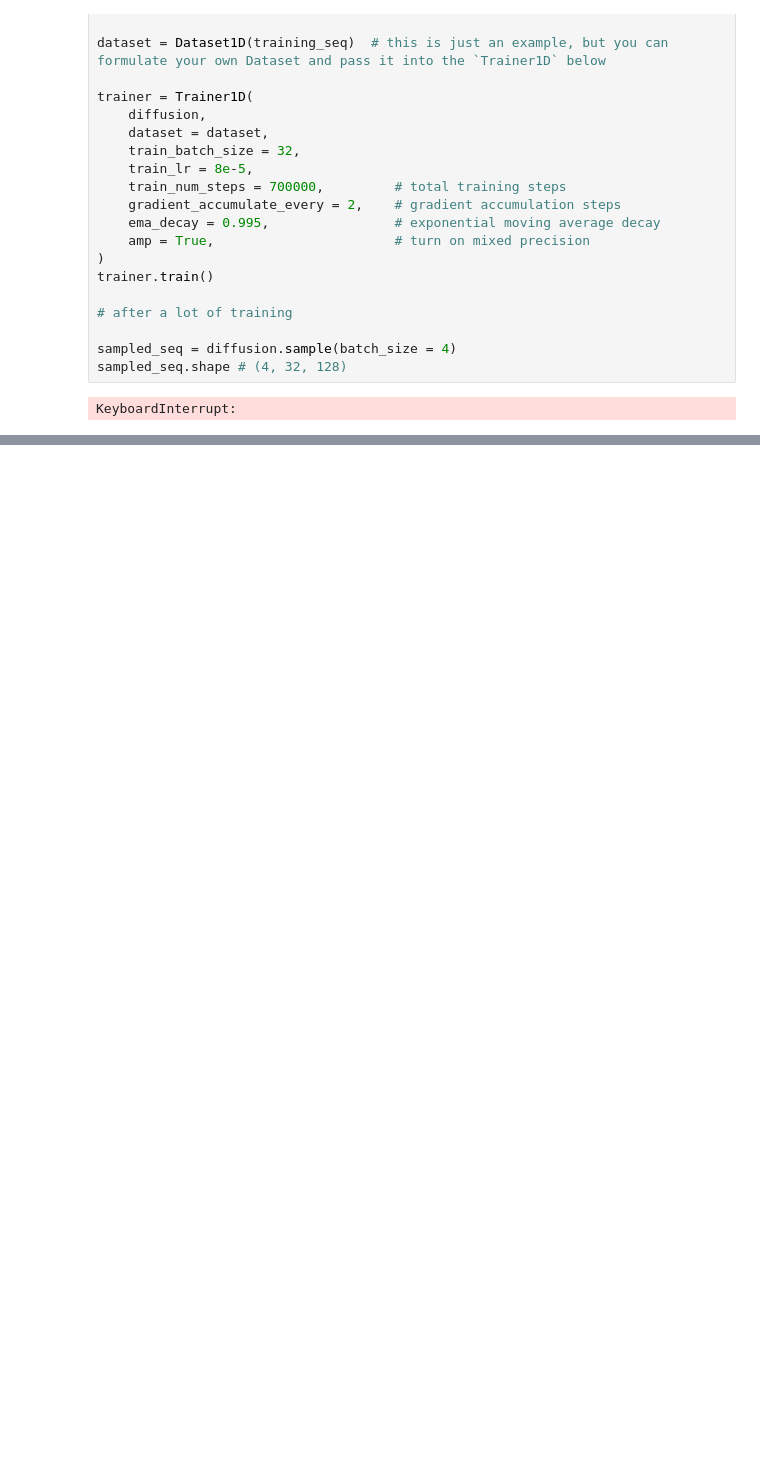
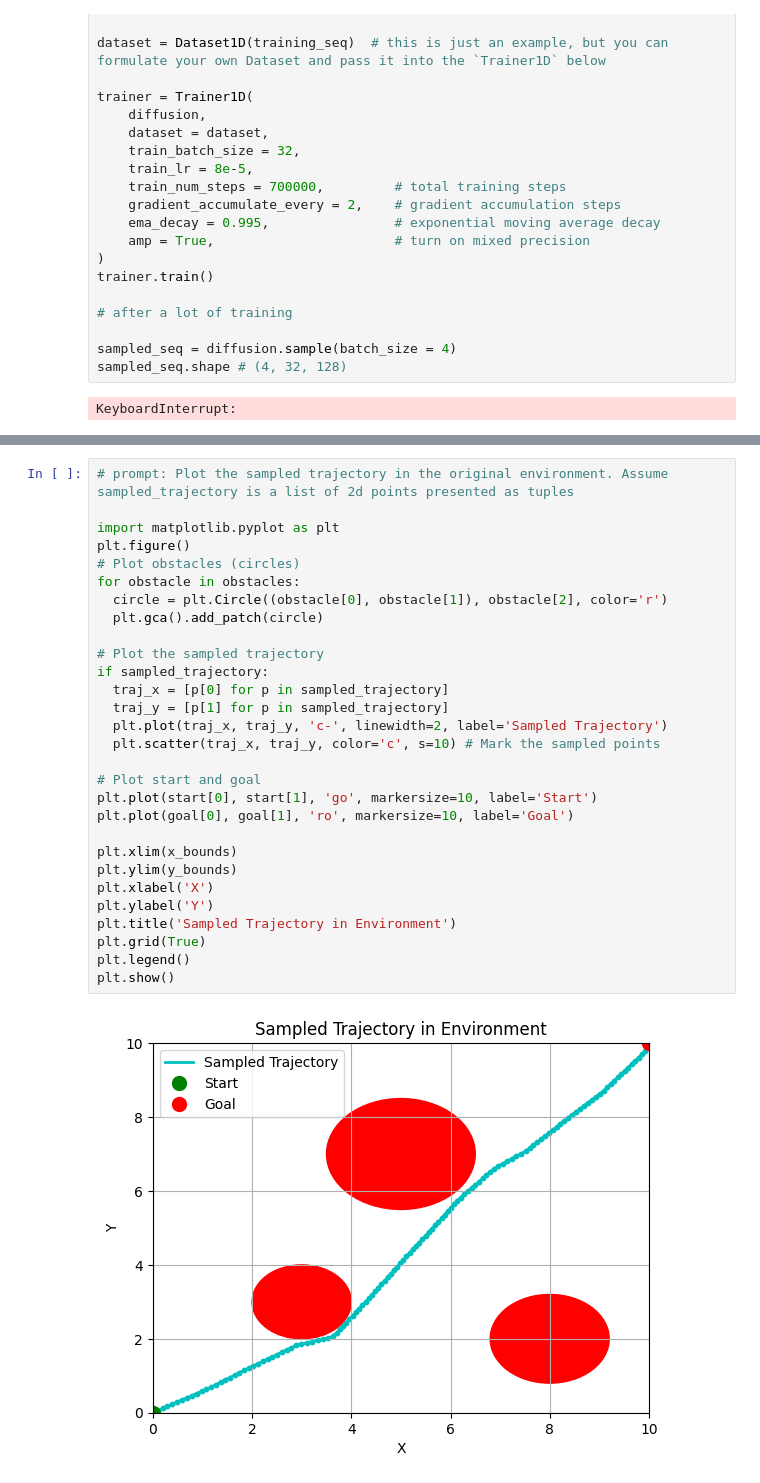
Before and after one commit to megalphian/learning_ml, a Jupyter notebook: Diffusion_Tutorial.ipynb, the cells around one changed output, grey strips where cells are left out. Drawn from its saved outputs; the diff is of its cells as text; blank space fills up the shorter version.

```diff
--- a/Diffusion_Tutorial.ipynb
+++ b/Diffusion_Tutorial.ipynb
@@ -66,0 +284,31 @@ KeyboardInterrupt:
+# %%
+# prompt: Plot the sampled trajectory in the original environment. Assume sampled_trajectory is a list of 2d points presented as tuples
+
+import matplotlib.pyplot as plt
+plt.figure()
+# Plot obstacles (circles)
+for obstacle in obstacles:
+  circle = plt.Circle((obstacle[0], obstacle[1]), obstacle[2], color='r')
+  plt.gca().add_patch(circle)
+
+# Plot the sampled trajectory
+if sampled_trajectory:
+  traj_x = [p[0] for p in sampled_trajectory]
+  traj_y = [p[1] for p in sampled_trajectory]
+  plt.plot(traj_x, traj_y, 'c-', linewidth=2, label='Sampled Trajectory')
+  plt.scatter(traj_x, traj_y, color='c', s=10) # Mark the sampled points
+
+# Plot start and goal
+plt.plot(start[0], start[1], 'go', markersize=10, label='Start')
+plt.plot(goal[0], goal[1], 'ro', markersize=10, label='Goal')
+
+plt.xlim(x_bounds)
+plt.ylim(y_bounds)
+plt.xlabel('X')
+plt.ylabel('Y')
+plt.title('Sampled Trajectory in Environment')
+plt.grid(True)
+plt.legend()
+plt.show()
+# %% [output]
+[figure, added]
```
Also changed, not shown: parts of 4 cells of this notebook.
